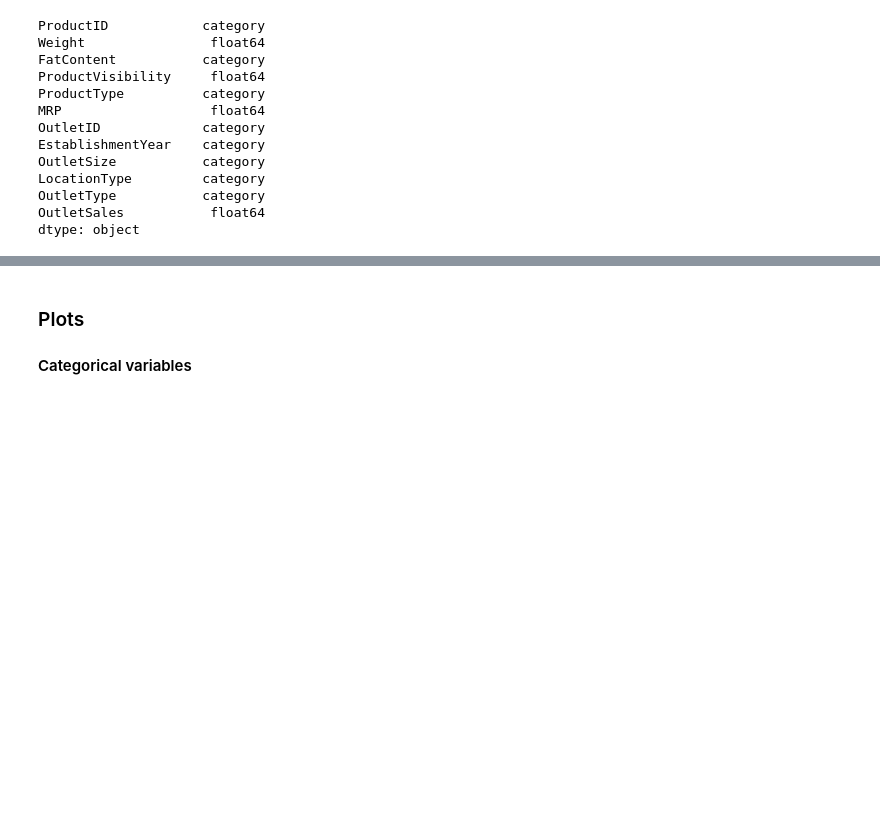
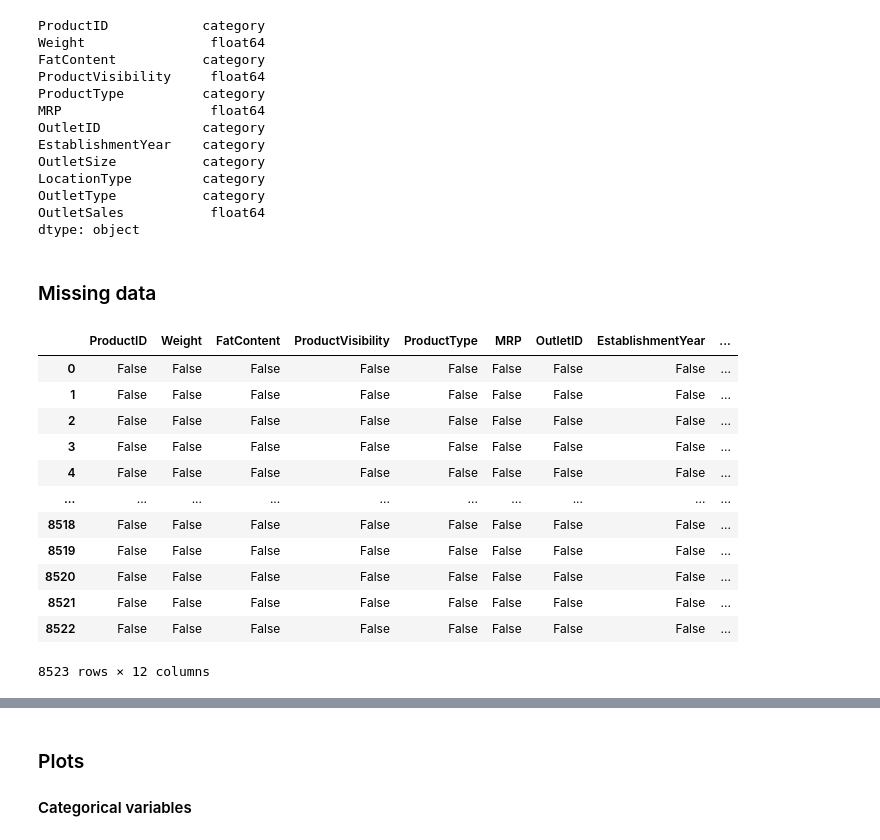
Before and after one commit to rafal-mokrzycki/Big-Mart-Sales, a Jupyter notebook: big_mart_sales_analysis.ipynb, the cells around one changed output, grey strips where cells are left out. Drawn from its saved outputs; the diff is of its cells as text; code cells hidden in the pictures; blank space fills up the shorter version.

Commit message:
exploratory analysis - missing data introductory imputation

```diff
--- a/big_mart_sales_analysis.ipynb
+++ b/big_mart_sales_analysis.ipynb
@@ -111,3 +112,21 @@ LocationType         category
 OutletType           category
 OutletSales           float64
 dtype: object
+# %% [markdown]
+### Missing data
+# %%
+train.isnull() #for the whole trainset check null values
+# %% [output]
+|  | ProductID | Weight | FatContent | ProductVisibility | ProductType | MRP | OutletID | EstablishmentYear | ... |
+| 0 | False | False | False | False | False | False | False | False | ... |
+| 1 | False | False | False | False | False | False | False | False | ... |
+| 2 | False | False | False | False | False | False | False | False | ... |
+| 3 | False | False | False | False | False | False | False | False | ... |
+| 4 | False | False | False | False | False | False | False | False | ... |
+| ... | ... | ... | ... | ... | ... | ... | ... | ... | ... |
+| 8518 | False | False | False | False | False | False | False | False | ... |
+| 8519 | False | False | False | False | False | False | False | False | ... |
+| 8520 | False | False | False | False | False | False | False | False | ... |
+| 8521 | False | False | False | False | False | False | False | False | ... |
+| 8522 | False | False | False | False | False | False | False | False | ... |
+8523 rows × 12 columns
```
Also changed, not shown: parts of 7 cells of this notebook.
